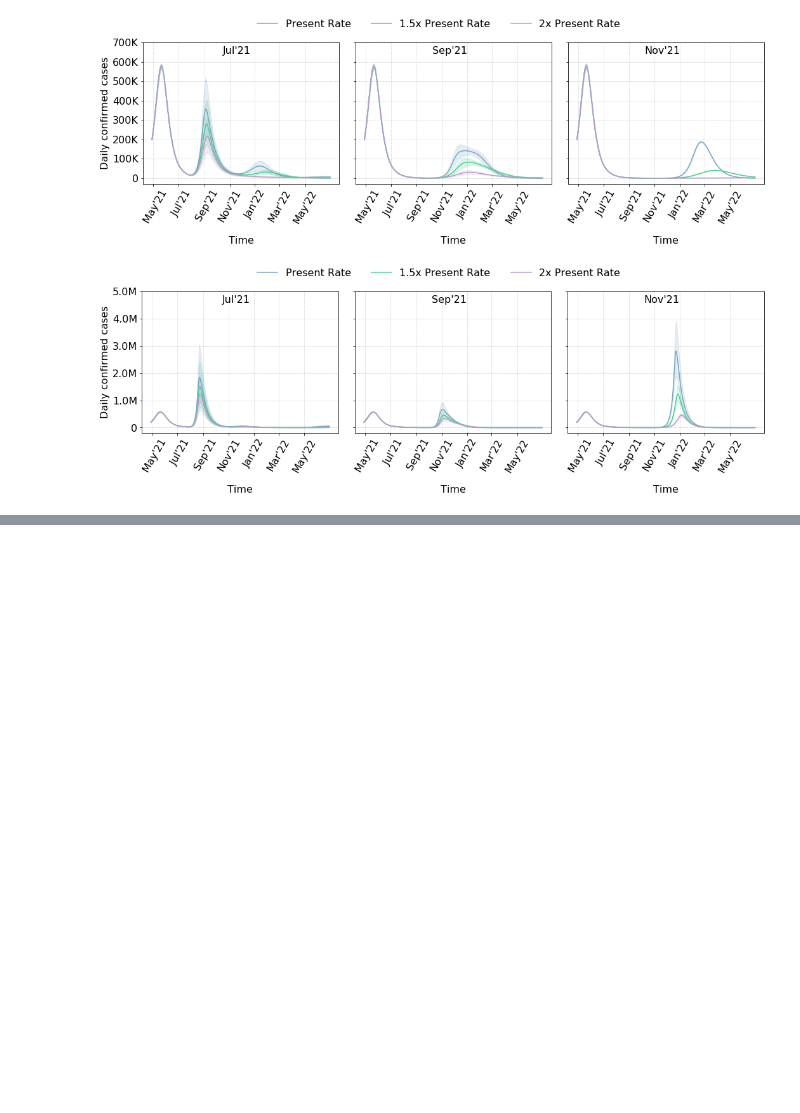
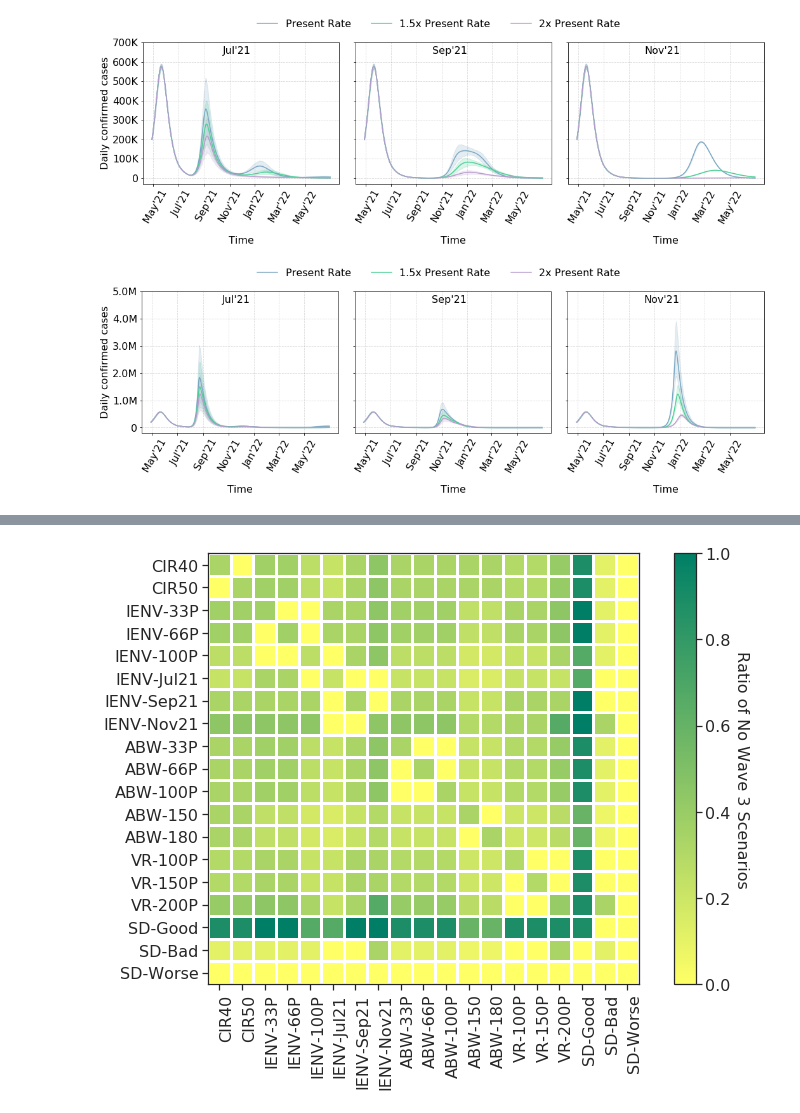
Before and after one commit to thivinanandh/covidPlotWave3, a Jupyter notebook: Covid_Wave3_Plotting.ipynb, the cells around one changed output, grey strips where cells are left out. Cells and saved outputs as stored; diff of their text form; code cells hidden in the pictures; blank space fills up the shorter version.

```diff
--- a/Covid_Wave3_Plotting.ipynb
+++ b/Covid_Wave3_Plotting.ipynb
@@ -2058,0 +2886,24 @@ df_nucleation_melt_Age
+# %%
+fig, ax = plt.subplots(figsize=[11,8])
+color_map=plt.cm.get_cmap("summer")
+reversed_cmap=color_map.reversed()
+list_label=["CIR40","CIR50","IENV-33P", "IENV-66P" ,"IENV-100P","IENV-Jul21" ,"IENV-Sep21", "IENV-Nov21","ABW-33P", "ABW-66P" ,"ABW-100P","ABW-150" ,"ABW-180","VR-100P", "VR-150P", "VR-200P","SD-Good","SD-Bad","SD-Worse"]
+im, cbar = heatmap(table1, list_label, list_label, ax=ax,
+                   cmap=reversed_cmap, cbarlabel="Ratio of No Wave 3 Scenarios")
+
+#texts = annotate_heatmap(im, valfmt="{x:.1f} t")
+# textstr = '\n'.join((
+# "CIR: Case to infection ratio",
+# "IENV: Immune-escape new variant",
+# "ABW: Antibody waning","VR: Vaccine rate","SD: Social distancing"))
+
+# props = dict(boxstyle='round', facecolor='white', alpha=1.0, edgecolor='black')
+
+# # place a text box in upper left in axes coords
+# ax.text(-0.6, -0.25, textstr, transform=ax.transAxes, fontsize=14,
+#         verticalalignment='top', bbox=props)
+fig.tight_layout()
+plt.savefig("heatmap_nowave3.png",dpi=300,bbox_inches='tight')
+plt.show()
+# %% [output]
+[figure, added]
```
Also changed, not shown: parts of 31 cells of this notebook, 4 other files.
